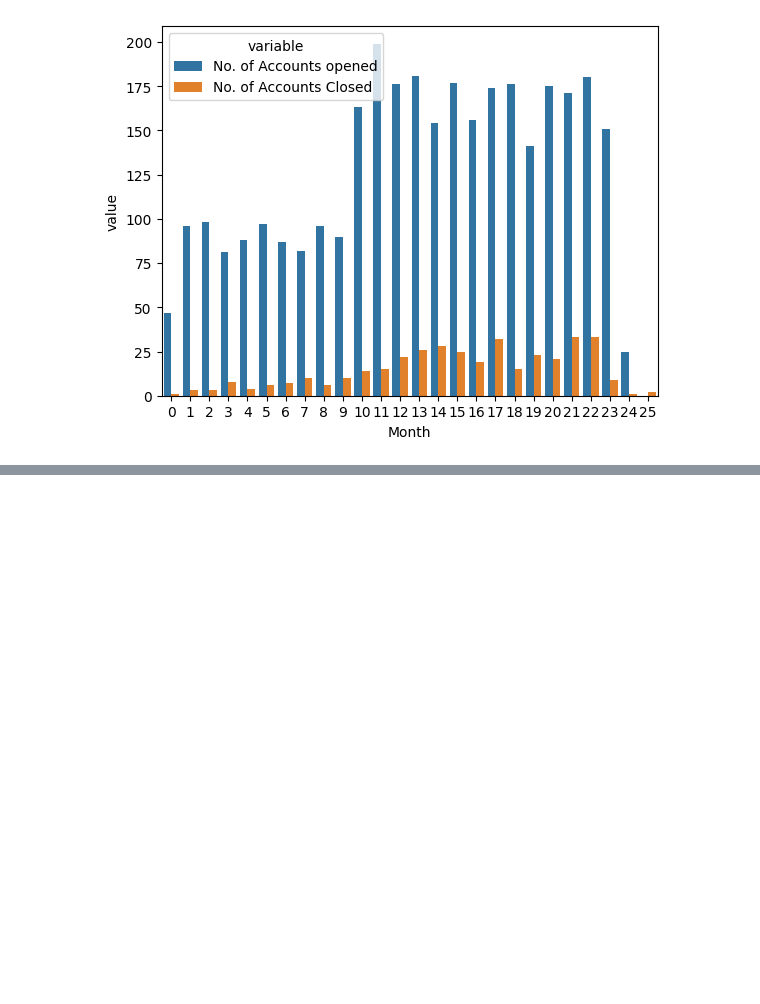
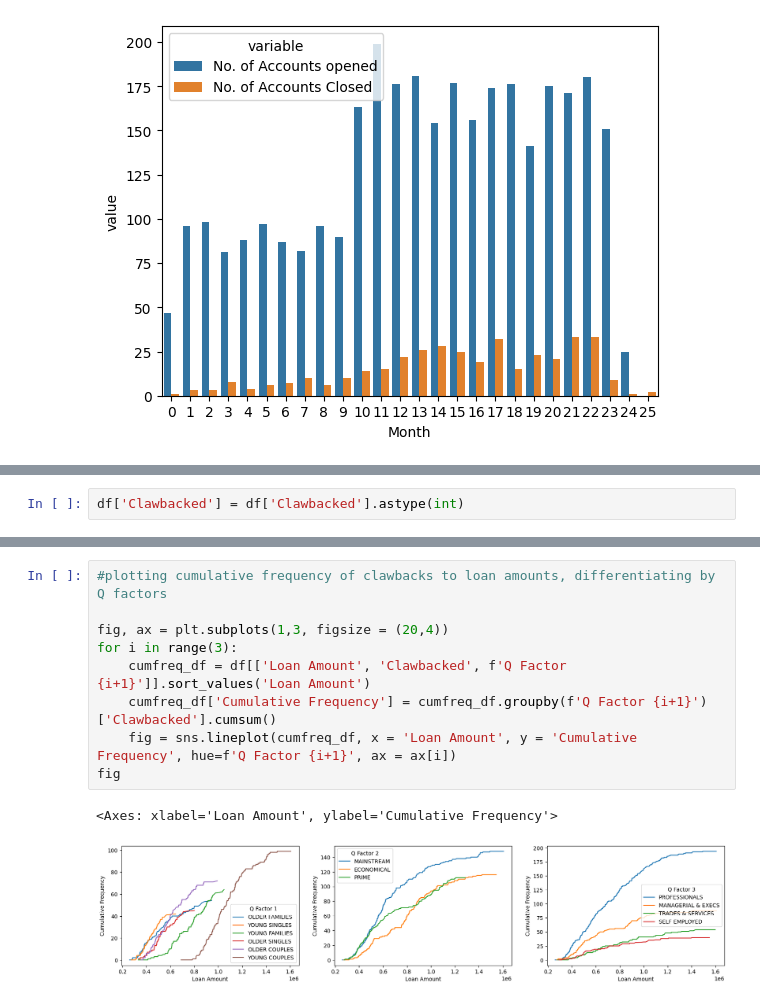
Before and after one commit to nineninesixteensixtn/QuantiumCaseComp2024, a Jupyter notebook: workingfile.ipynb, the cells around one changed output, grey strips where cells are left out. Cells and saved outputs as stored; diff of their text form; blank space fills up the shorter version.

```diff
--- a/workingfile.ipynb
+++ b/workingfile.ipynb
@@ -288,0 +392,2 @@ sns.barplot(data=accounts_opening_and_closing_by_month.melt(id_vars= 'Month'),x
+# %%
+df['Clawbacked'] = df['Clawbacked'].astype(int)
@@ -288,0 +420,12 @@ sns.barplot(data=accounts_opening_and_closing_by_month.melt(id_vars= 'Month'),x
+# %%
+#plotting cumulative frequency of clawbacks to loan amounts, differentiating by Q factors
+
+fig, ax = plt.subplots(1,3, figsize = (20,4))
+for i in range(3):
+    cumfreq_df = df[['Loan Amount', 'Clawbacked', f'Q Factor {i+1}']].sort_values('Loan Amount')
+    cumfreq_df['Cumulative Frequency'] = cumfreq_df.groupby(f'Q Factor {i+1}')['Clawbacked'].cumsum()
+    fig = sns.lineplot(cumfreq_df, x = 'Loan Amount', y = 'Cumulative Frequency', hue=f'Q Factor {i+1}', ax = ax[i])
+fig
+# %% [output]
+<Axes: xlabel='Loan Amount', ylabel='Cumulative Frequency'>
+[figure, added]
```
Also changed, not shown: parts of 37 cells of this notebook, 1 other file.
